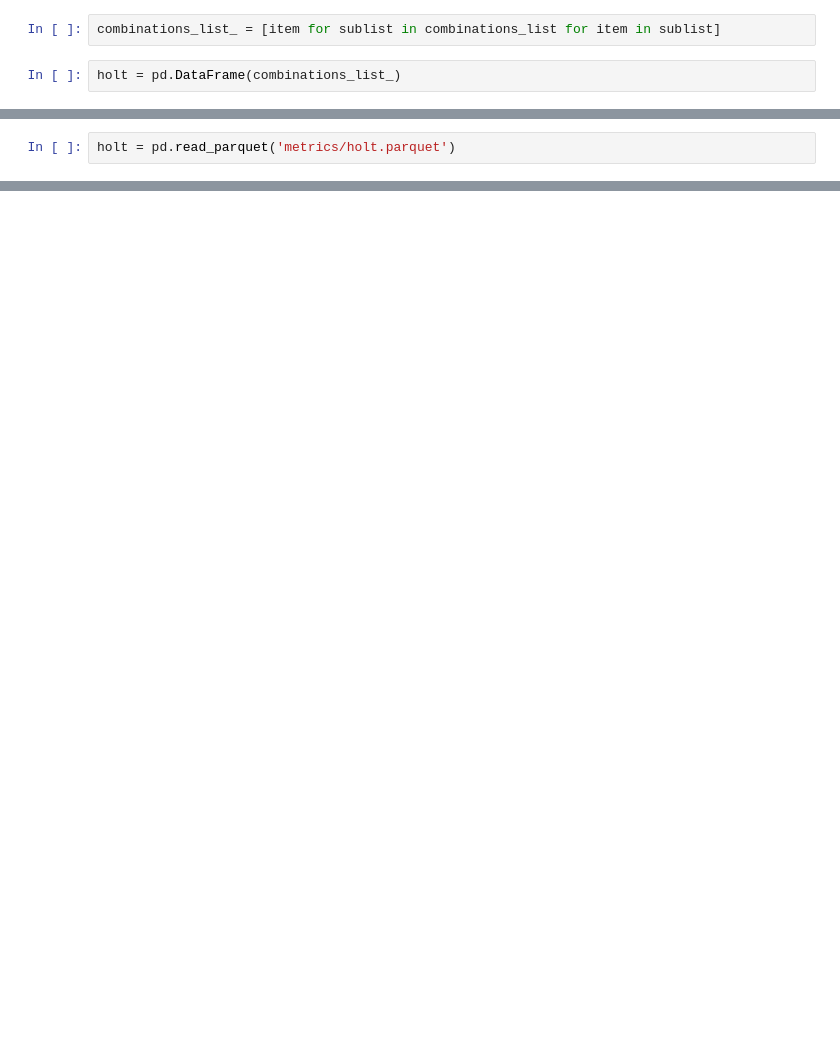
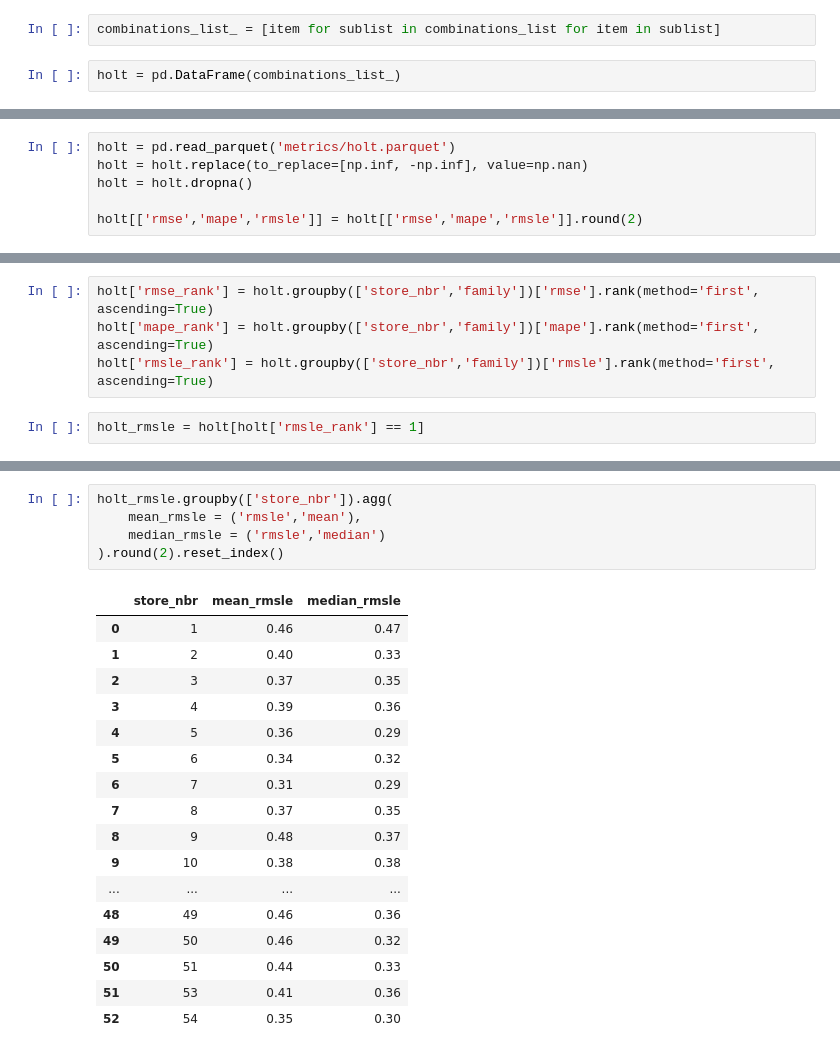
Before and after one commit to kshirsagarsiddharth/store-sales-time-series-forecasting, a Jupyter notebook: time_series_analysis_holt_winters.ipynb, the cells around one changed output, grey strips where cells are left out. Saved outputs shown, nothing was run; the diff lists cells and outputs as text; blank space fills up the shorter version.

```diff
--- a/time_series_analysis_holt_winters.ipynb
+++ b/time_series_analysis_holt_winters.ipynb
@@ -194,2 +196,6 @@ holt.to_parquet('holt.parquet')
 # %%
 holt = pd.read_parquet('metrics/holt.parquet')
+holt = holt.replace(to_replace=[np.inf, -np.inf], value=np.nan)
+holt = holt.dropna()
+
+holt[['rmse','mape','rmsle']] = holt[['rmse','mape','rmsle']].round(2)
@@ -220,0 +204,6 @@ holt[np.isinf(holt['rmse'])]
+# %%
+holt['rmse_rank'] = holt.groupby(['store_nbr','family'])['rmse'].rank(method='first', ascending=True)
+holt['mape_rank'] = holt.groupby(['store_nbr','family'])['mape'].rank(method='first', ascending=True)
+holt['rmsle_rank'] = holt.groupby(['store_nbr','family'])['rmsle'].rank(method='first', ascending=True)
+# %%
+holt_rmsle = holt[holt['rmsle_rank'] == 1]
@@ -220,0 +222,23 @@ holt[np.isinf(holt['rmse'])]
+# %%
+holt_rmsle.groupby(['store_nbr']).agg(
+    mean_rmsle = ('rmsle','mean'),
+    median_rmsle = ('rmsle','median')
+).round(2).reset_index()
+# %% [output]
+|  | store_nbr | mean_rmsle | median_rmsle |
+| 0 | 1 | 0.46 | 0.47 |
+| 1 | 2 | 0.40 | 0.33 |
+| 2 | 3 | 0.37 | 0.35 |
+| 3 | 4 | 0.39 | 0.36 |
+| 4 | 5 | 0.36 | 0.29 |
+| 5 | 6 | 0.34 | 0.32 |
+| 6 | 7 | 0.31 | 0.29 |
+| 7 | 8 | 0.37 | 0.35 |
+| 8 | 9 | 0.48 | 0.37 |
+| 9 | 10 | 0.38 | 0.38 |
+| ... | ... | ... | ... |
+| 48 | 49 | 0.46 | 0.36 |
+| 49 | 50 | 0.46 | 0.32 |
+| 50 | 51 | 0.44 | 0.33 |
+| 51 | 53 | 0.41 | 0.36 |
+| 52 | 54 | 0.35 | 0.30 |
```
Also changed, not shown: parts of 26 cells of this notebook, 1 other file.
